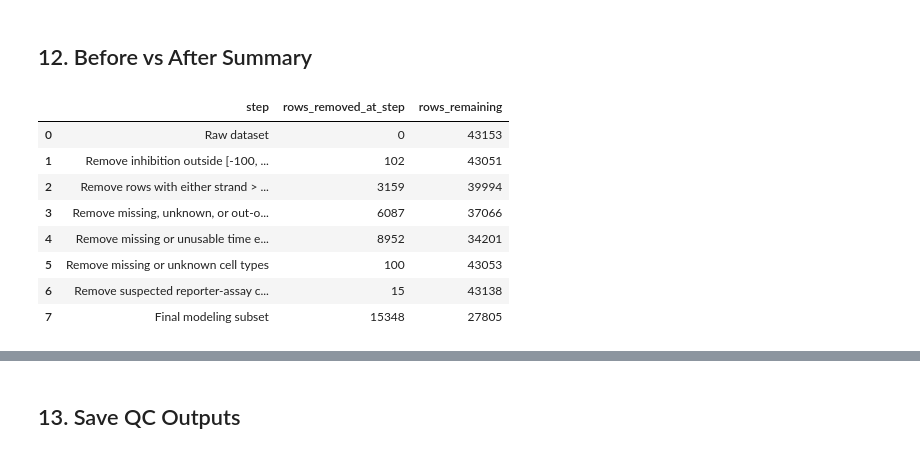
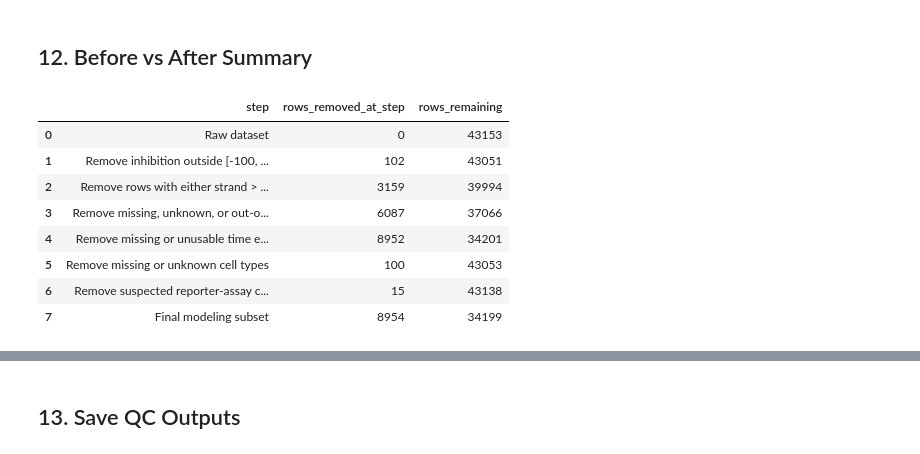
Before and after one commit to evelina-crypto/siRNA-Pharmaceutical-Modeling-with-Foundation-Models, a Jupyter notebook: notebooks/data_qc.ipynb, the cells around one changed output, grey strips where cells are left out. Cells and saved outputs as stored; diff of their text form; code cells hidden in the pictures.

```diff
--- a/notebooks/data_qc.ipynb
+++ b/notebooks/data_qc.ipynb
@@ -841,36 +751,36 @@ qc_summary = pd.DataFrame({
         0,
         int(df["flag_inhibition_out_of_range"].sum()),
         int(df["flag_over_25_bases"].sum()),
         int(df["flag_unusable_concentration_for_encoding"].sum()),
         int(df["flag_unusable_time_for_encoding"].sum()),
         int(df["flag_missing_or_unknown_cell_type"].sum()),
         int(df["flag_reporter_assay_cell_type"].sum()),
-        len(df) - len(df_model_no_mm),
+        len(df) - len(df_model),
     ],
     "rows_remaining": [
         len(df),
         len(df) - int(df["flag_inhibition_out_of_range"].sum()),
         len(df) - int(df["flag_over_25_bases"].sum()),
         len(df) - int(df["flag_unusable_concentration_for_encoding"].sum()),
         len(df) - int(df["flag_unusable_time_for_encoding"].sum()),
         len(df) - int(df["flag_missing_or_unknown_cell_type"].sum()),
         len(df) - int(df["flag_reporter_assay_cell_type"].sum()),
-        len(df_model_no_mm),
+        len(df_model),
     ],
 })
 
 # Display the summary table for direct use in the report.
 display(qc_summary)
 # %% [output]
 |  | step | rows_removed_at_step | rows_remaining |
 | 0 | Raw dataset | 0 | 43153 |
 | 1 | Remove inhibition outside [-100, ... | 102 | 43051 |
 | 2 | Remove rows with either strand > ... | 3159 | 39994 |
 | 3 | Remove missing, unknown, or out-o... | 6087 | 37066 |
 | 4 | Remove missing or unusable time e... | 8952 | 34201 |
 | 5 | Remove missing or unknown cell types | 100 | 43053 |
 | 6 | Remove suspected reporter-assay c... | 15 | 43138 |
-| 7 | Final modeling subset | 15348 | 27805 |
+| 7 | Final modeling subset | 8954 | 34199 |
 # %%
 # Compare inhibition distributions before QC and after the no-mM cleaned subset.
 fig, axes = plt.subplots(1, 2, figsize=(14, 5))
```
Also changed, not shown: parts of 8 cells of this notebook, 5 other files.
